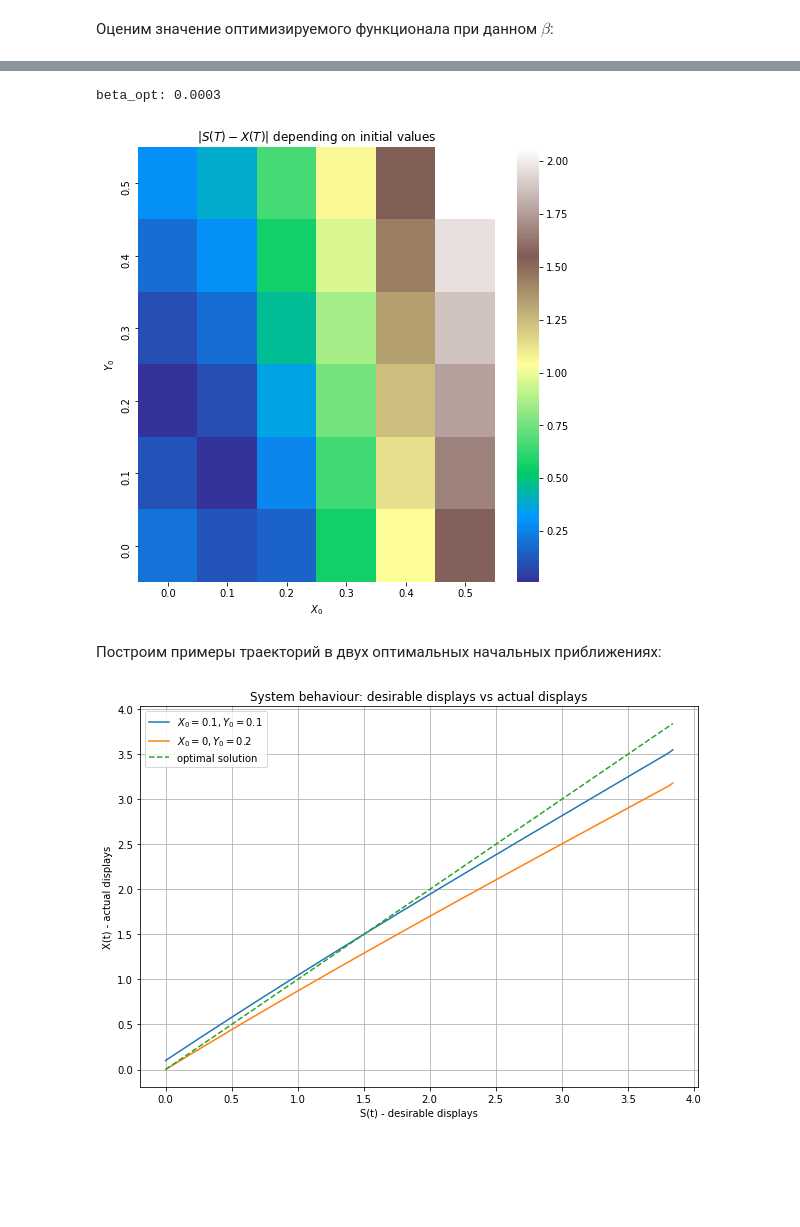
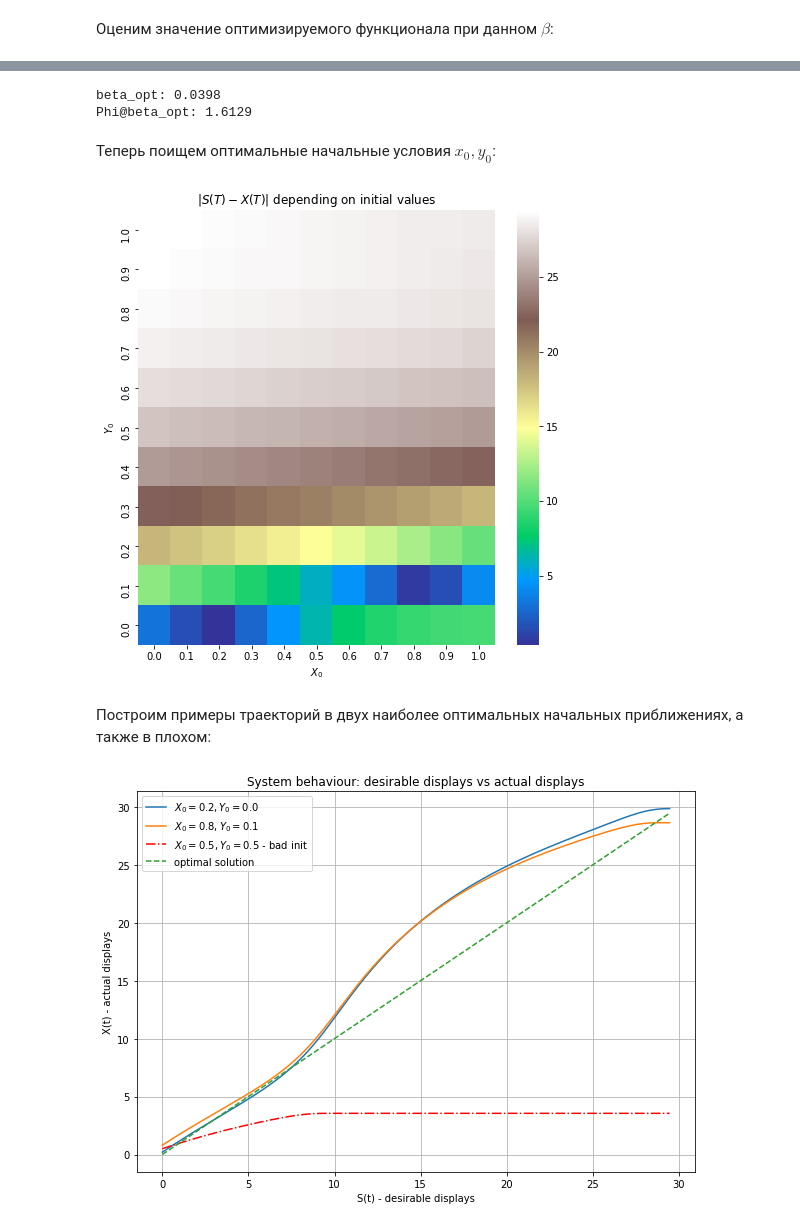
Before and after one commit to igor4149/project-num-methods, a Jupyter notebook: report.ipynb, the cells around one changed output, grey strips where cells are left out. Saved outputs shown, nothing was run; the diff lists cells and outputs as text; code cells hidden in the pictures; blank space fills up the shorter version.

```diff
--- a/report.ipynb
+++ b/report.ipynb
@@ -299,5 +304,5 @@ def dy_dt(x, y, t, beta):
 # %%
-splx, sply = EulerSolver(dx_dt, dy_dt, x_0=x_0, y_0=y_0, T=T, t_0=t_0, h=h, beta=beta)
+splx, sply = EulerSolver(dx_dt, dy_dt, x_0=x_0, y_0=y_0, T=T, t_0=t_0, h=h, beta=beta, y_bound=1)
 # %% [markdown]
 Оценим значение оптимизируемого функционала при данном $\beta$:
 # %%
@@ -325,8 +332,9 @@ PHI(beta, splx, sply)
 # %%
+from tqdm import tqdm
 phis = []
-beta_range = 3 * np.logspace(-4, -1, 17)
-for beta_value in beta_range:
-    splx, sply = EulerSolver(dx_dt, dy_dt, x_0=x_0, y_0=y_0, T=T, t_0=t_0, h=h, beta=beta_value)
+beta_range = np.logspace(-4, 0, 21)
+for beta_value in tqdm(beta_range):
+    splx, sply = EulerSolver(dx_dt, dy_dt, x_0=x_0, y_0=y_0, T=T, t_0=t_0, h=h, beta=beta_value, y_bound=1)
     phis.append(PHI(beta_value, splx, sply))
 # %%
 plt.figure(figsize=(8,8))
@@ -342,28 +350,32 @@ plt.grid()
 # %%
 print('beta_opt: {:.4f}'.format(beta_range[np.argmin(phis)]))
+print('Phi@beta_opt: {:.4f}'.format(phis[np.argmin(phis)]))
 # %% [output]
-beta_opt: 0.0003
+beta_opt: 0.0398
+Phi@beta_opt: 1.6129
+# %% [markdown]
+Теперь поищем оптимальные начальные условия $x_0, y_0$:
 # %%
-beta_opt = 0.0003
-x0s = np.arange(0, 0.5+1e-8, 0.1)
-y0s = np.arange(0, 0.5+1e-8, 0.1)
+beta_opt = beta_range[np.argmin(phis)]
+x0s = np.arange(0, 1+1e-8, 0.1)
+y0s = np.arange(0, 1+1e-8, 0.1)
 # %%
 diffs = np.zeros((x0s.size, y0s.size))
 
 for i, x_0 in enumerate(x0s):
     for j, y_0 in enumerate(y0s):
-        splx, sply = EulerSolver(dx_dt, dy_dt, x_0=x_0, y_0=y_0, T=T, t_0=t_0, h=h, beta=beta_opt)
+        splx, sply = EulerSolver(dx_dt, dy_dt, x_0=x_0, y_0=y_0, T=T, t_0=t_0, h=h, beta=beta_opt, y_bound=1)
         diffs[i, j] = np.abs(splx.Compute([T]) - S_func.Compute([T]))
 # %%
 import seaborn as sns
 plt.figure(figsize=(8,8))
-sns.heatmap(diffs, xticklabels=np.round(x0s, 2), yticklabels=np.round(y0s, 2)[::-1], cmap='terrain')
+sns.heatmap(diffs.T[::-1,:], xticklabels=np.round(x0s, 2), yticklabels=np.round(y0s, 2)[::-1], cmap='terrain')
 plt.xlabel(r'$X_0$')
 plt.ylabel(r'$Y_0$')
 plt.title(r'$|S(T) - X(T)|$ depending on initial values')
 plt.show()
 # %% [output]
-[figure, old version]
+[figure, new version]
 # %% [markdown]
-Построим примеры траекторий в двух оптимальных начальных приближениях:
+Построим примеры траекторий в двух наиболее оптимальных начальных приближениях, а также в плохом:
 # %%
@@ -375,8 +389,9 @@ splx2, sply2 = EulerSolver(dx_dt, dy_dt, x_0=x_02, y_0=y_02, T=T, t_0=t_0, h=h,
 # %%
-tgrid = np.arange(0, 1+1e-8, 1e-3)
+tgrid = np.arange(t_0, T+1e-8, 1e-3)
 plt.figure(figsize=(10,7))
-plt.plot(S_func.Compute(tgrid), splx1.Compute(tgrid), label=r'$X_0 = 0.1, Y_0 = 0.1$')
-plt.plot(S_func.Compute(tgrid), splx2.Compute(tgrid), label=r'$X_0 = 0, Y_0 = 0.2$')
+plt.plot(S_func.Compute(tgrid), splx1.Compute(tgrid), label=r'$X_0 = {}, Y_0 = {}$'.format(x_01, y_01))
+plt.plot(S_func.Compute(tgrid), splx2.Compute(tgrid), label=r'$X_0 = {}, Y_0 = {}$'.format(x_02, y_02))
+plt.plot(S_func.Compute(tgrid), splx3.Compute(tgrid), color='r', linestyle='-.', label=r'$X_0 = {}, Y_0 = {}$ - bad init'.format(x_03, y_03))
 plt.plot(S_func.Compute(tgrid), S_func.Compute(tgrid), linestyle='--', label=r'optimal solution')
 
 plt.legend()
@@ -385,5 +400,5 @@ plt.ylabel('X(t) - actual displays')
 plt.title('System behaviour: desirable displays vs actual displays')
 plt.grid()
 # %% [output]
-[figure, old version]
+[figure, new version]
 # %%
```
Also changed, not shown: parts of 14 cells of this notebook, 3 other files.
